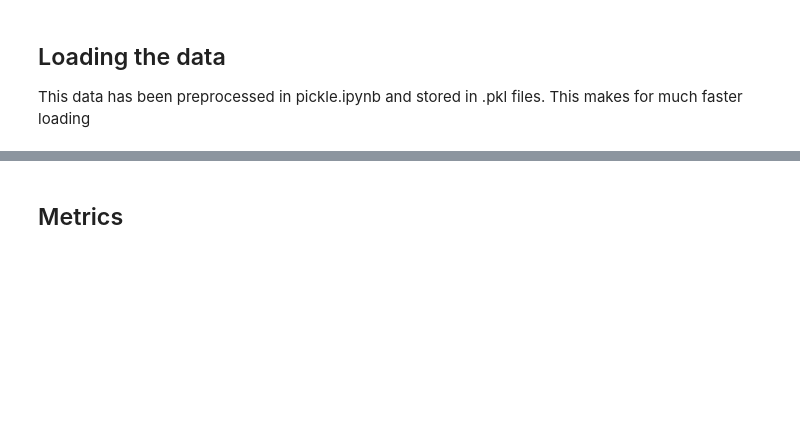
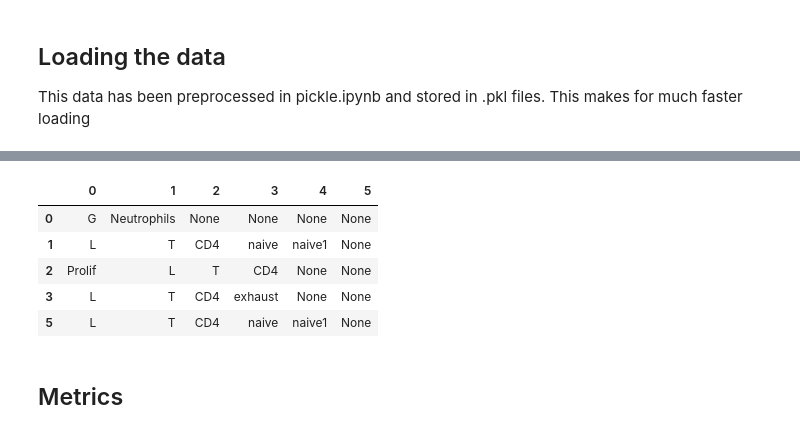
Before and after one commit to Iwijn/hierarchical-multi-label-prediction-for-automated-cell-type-identification, a Jupyter notebook: src/covid-hyr_vs_flat.ipynb, the cells around one changed output, grey strips where cells are left out. Drawn from its saved outputs; the diff is of its cells as text; code cells hidden in the pictures; blank space fills up the shorter version.

```diff
--- a/src/covid-hyr_vs_flat.ipynb
+++ b/src/covid-hyr_vs_flat.ipynb
@@ -17,4 +17,5 @@ This makes for much faster loading
 %%time
 df = pd.read_pickle("../data/Lauren/covid_df.pkl")
 labels = pd.read_pickle("../data/Lauren/covid_labels.pkl")
+labels.head()
 # %% [output]
@@ -23,3 +24,9 @@ Wall time: 1.92 s
+|  | 0 | 1 | 2 | 3 | 4 | 5 |
+| 0 | G | Neutrophils | None | None | None | None |
+| 1 | L | T | CD4 | naive | naive1 | None |
+| 2 | Prolif | L | T | CD4 | None | None |
+| 3 | L | T | CD4 | exhaust | None | None |
+| 5 | L | T | CD4 | naive | naive1 | None |
 # %% [markdown]
 ## Metrics
 # %%
```
Also changed, not shown: parts of 2 cells of this notebook, 4 other files.
